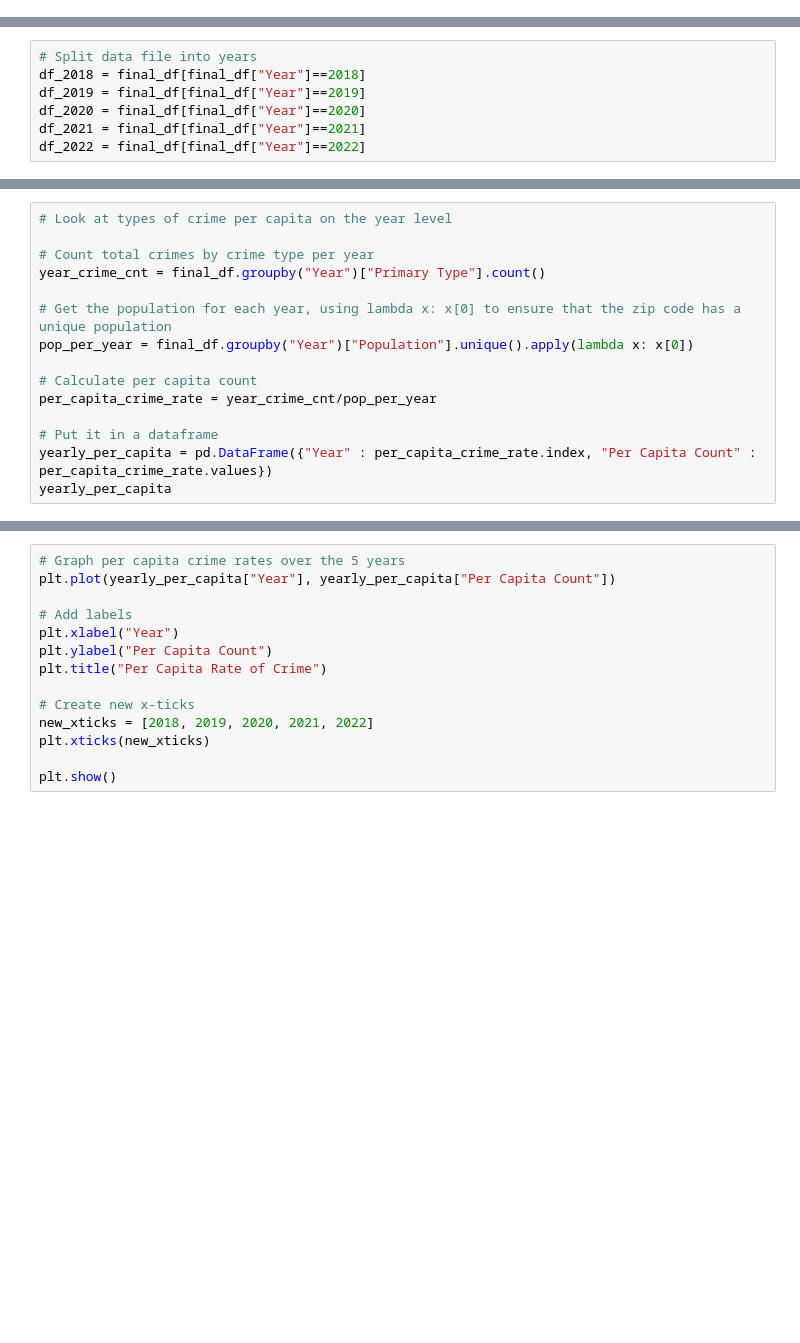
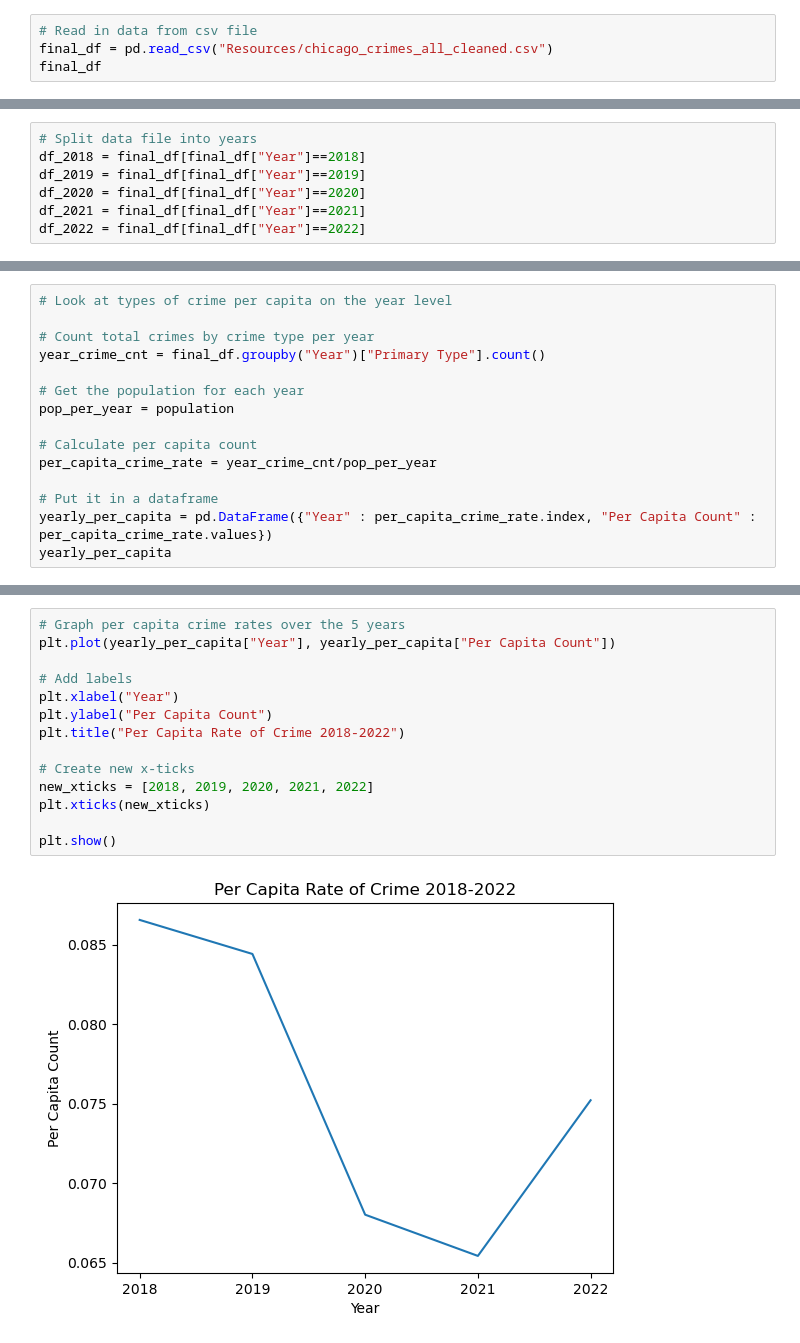
Before and after one commit to jmpealy/project1, a Jupyter notebook: Population_Analysis_Only.ipynb, the cells around one changed output, grey strips where cells are left out. Cells and saved outputs as stored; diff of their text form; blank space fills up the shorter version.

Commit message:
Add files via upload
Fixed population counts

```diff
--- a/Population_Analysis_Only.ipynb
+++ b/Population_Analysis_Only.ipynb
@@ -0,0 +12,4 @@
+# %%
+# Read in data from csv file
+final_df = pd.read_csv("Resources/chicago_crimes_all_cleaned.csv")
+final_df
@@ -26,8 +76,8 @@ total_crime
 # Count total crimes by crime type per year
 year_crime_cnt = final_df.groupby("Year")["Primary Type"].count()
 
-# Get the population for each year, using lambda x: x[0] to ensure that the zip code has a unique population
-pop_per_year = final_df.groupby("Year")["Population"].unique().apply(lambda x: x[0])
+# Get the population for each year
+pop_per_year = population
 
 # Calculate per capita count
 per_capita_crime_rate = year_crime_cnt/pop_per_year
@@ -38,17 +95,19 @@ yearly_per_capita
 # %%
 # Graph per capita crime rates over the 5 years
 plt.plot(yearly_per_capita["Year"], yearly_per_capita["Per Capita Count"])
 
 # Add labels
 plt.xlabel("Year")
 plt.ylabel("Per Capita Count")
-plt.title("Per Capita Rate of Crime")
+plt.title("Per Capita Rate of Crime 2018-2022")
 
 # Create new x-ticks
 new_xticks = [2018, 2019, 2020, 2021, 2022]
 plt.xticks(new_xticks)
 
 plt.show()
+# %% [output]
+[figure, added]
 # %%
 # Look at per capita crime rate per district over the five year timespan
 district_df = final_df[["Year", "District", "Primary Type", "Population", "Zipcode"]]
```
Also changed, not shown: parts of 9 cells of this notebook.
